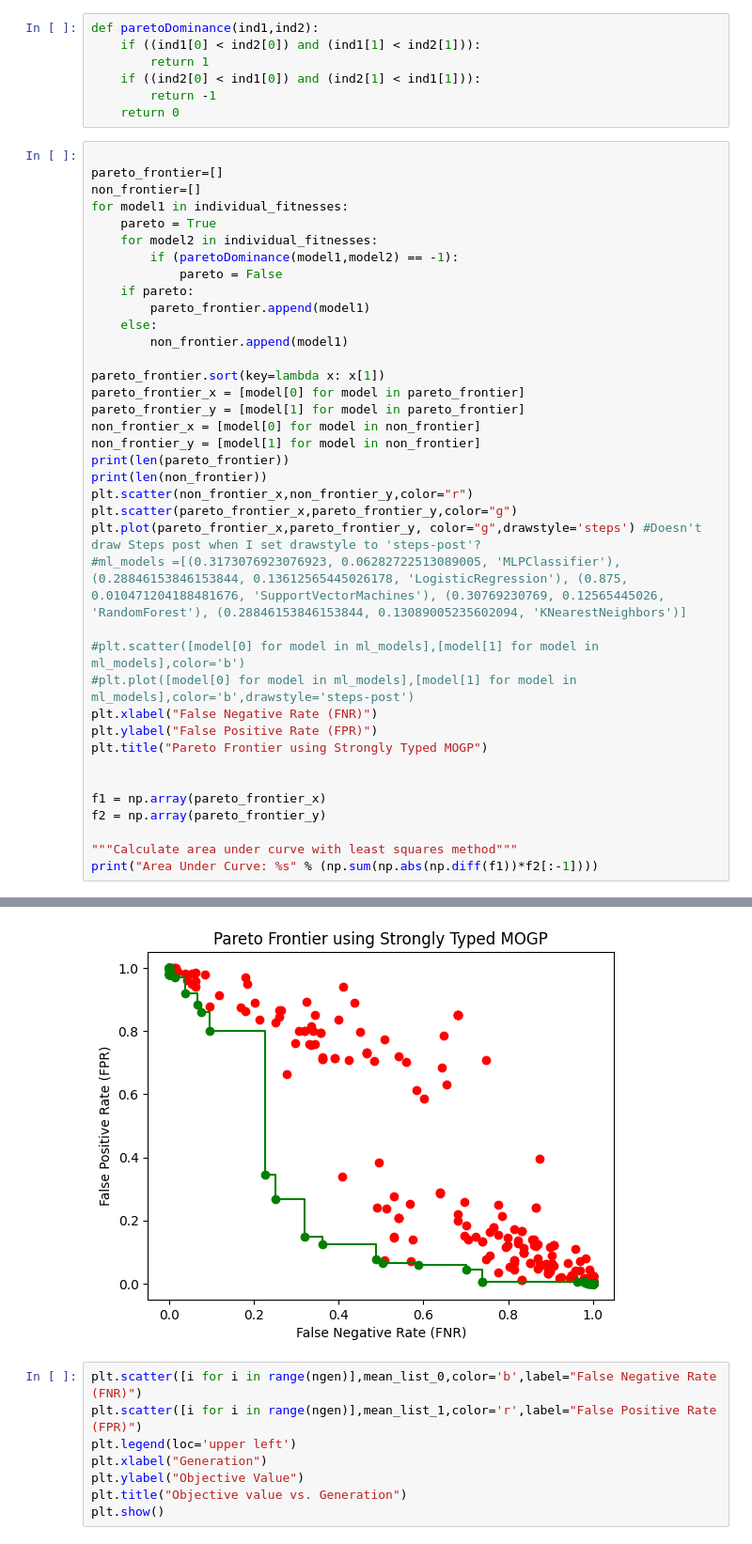
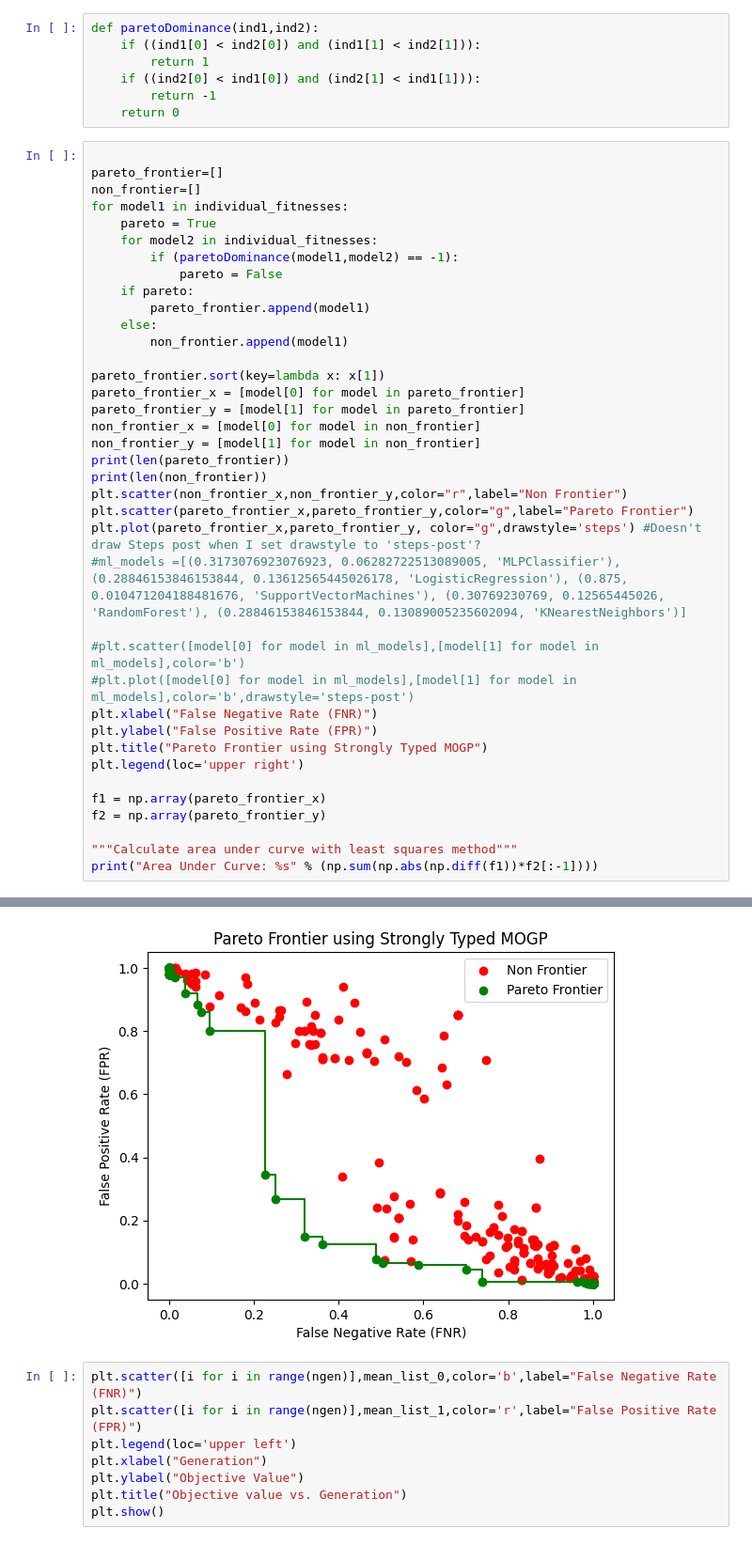
Before and after one commit to vmallela0/titanic-mogp, a Jupyter notebook: strongly_typed_titanic.ipynb, the cells around one changed output, grey strips where cells are left out. Shown: that part at 94% size. Saved outputs shown, nothing was run; the diff lists cells and outputs as text.

Commit message:
Added labels to images

```diff
--- a/strongly_typed_titanic.ipynb
+++ b/strongly_typed_titanic.ipynb
@@ -245,37 +245,37 @@ for model1 in individual_fitnesses:
     if pareto:
         pareto_frontier.append(model1)
     else:
         non_frontier.append(model1)
 
 pareto_frontier.sort(key=lambda x: x[1])
 pareto_frontier_x = [model[0] for model in pareto_frontier]
 pareto_frontier_y = [model[1] for model in pareto_frontier]
 non_frontier_x = [model[0] for model in non_frontier]
 non_frontier_y = [model[1] for model in non_frontier]
 print(len(pareto_frontier))
 print(len(non_frontier))
-plt.scatter(non_frontier_x,non_frontier_y,color="r")
-plt.scatter(pareto_frontier_x,pareto_frontier_y,color="g")
+plt.scatter(non_frontier_x,non_frontier_y,color="r",label="Non Frontier")
+plt.scatter(pareto_frontier_x,pareto_frontier_y,color="g",label="Pareto Frontier")
 plt.plot(pareto_frontier_x,pareto_frontier_y, color="g",drawstyle='steps') #Doesn't draw Steps post when I set drawstyle to 'steps-post'?
 #ml_models =[(0.3173076923076923, 0.06282722513089005, 'MLPClassifier'), (0.28846153846153844, 0.13612565445026178, 'LogisticRegression'), (0.875, 0.010471204188481676, 'SupportVectorMachines'), (0.30769230769, 0.12565445026, 'RandomForest'), (0.28846153846153844, 0.13089005235602094, 'KNearestNeighbors')]
 
 #plt.scatter([model[0] for model in ml_models],[model[1] for model in ml_models],color='b')
 #plt.plot([model[0] for model in ml_models],[model[1] for model in ml_models],color='b',drawstyle='steps-post')
 plt.xlabel("False Negative Rate (FNR)")
 plt.ylabel("False Positive Rate (FPR)")
 plt.title("Pareto Frontier using Strongly Typed MOGP")
-
+plt.legend(loc='upper right')
 
 f1 = np.array(pareto_frontier_x)
 f2 = np.array(pareto_frontier_y)
 
 """Calculate area under curve with least squares method"""
 print("Area Under Curve: %s" % (np.sum(np.abs(np.diff(f1))*f2[:-1])))
 # %% [output]
 289
 211
 Area Under Curve: 0.17703394206844747
-[figure, old version]
+[figure, new version]
 # %%
 plt.scatter([i for i in range(ngen)],mean_list_0,color='b',label="False Negative Rate (FNR)")
 plt.scatter([i for i in range(ngen)],mean_list_1,color='r',label="False Positive Rate (FPR)")
```
Also changed, not shown: 1 other file.
